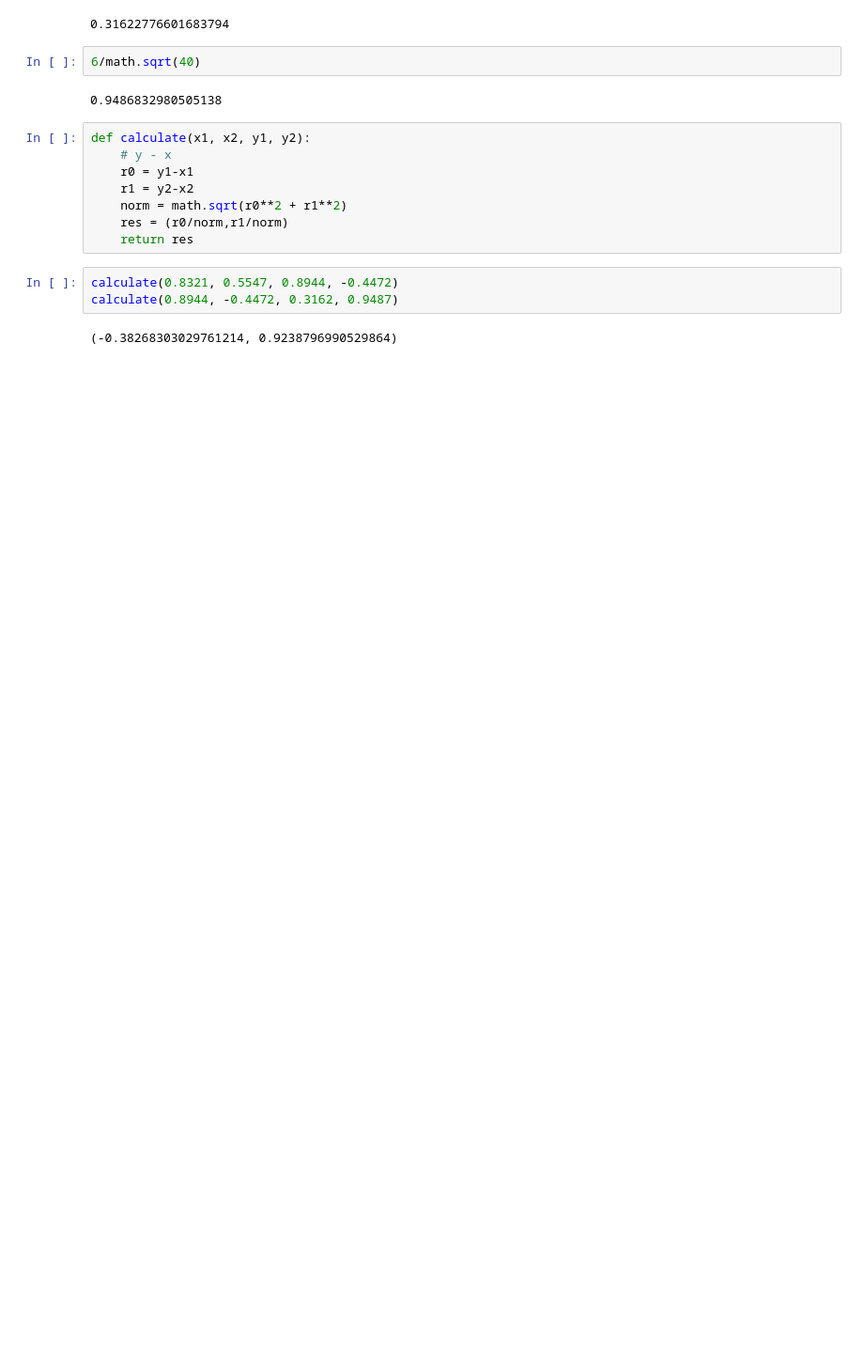
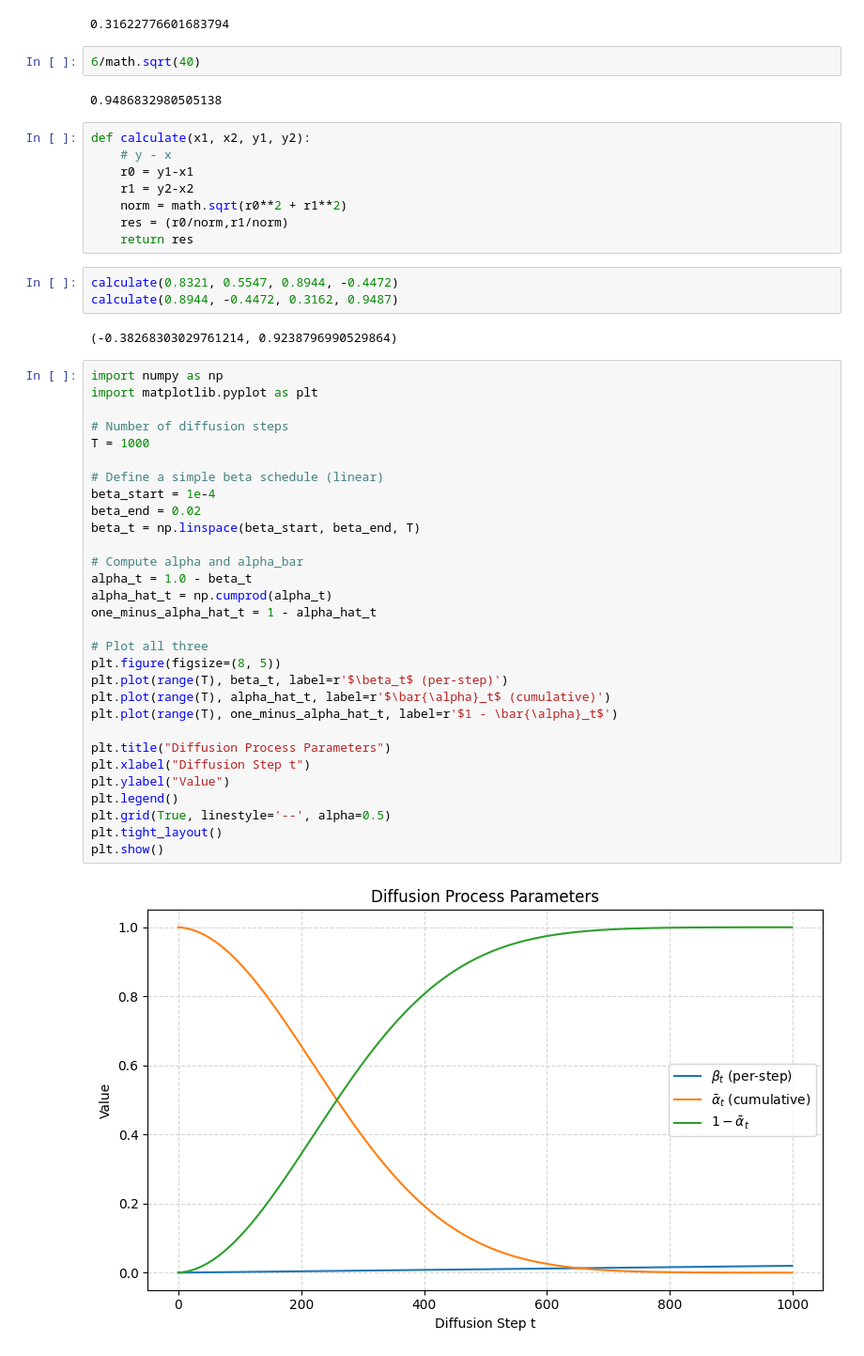
Before and after one commit to Beilong-Tang/geometric-aware-diffusion, a Jupyter notebook: visualize.ipynb, the cells around one changed output. Shown at 94% size. Cells and saved outputs as stored; diff of their text form; blank space fills up the shorter version.

```diff
--- a/visualize.ipynb
+++ b/visualize.ipynb
@@ -109,3 +109,35 @@ calculate(0.8321, 0.5547, 0.8944, -0.4472)
 calculate(0.8944, -0.4472, 0.3162, 0.9487)
 # %% [output]
 (-0.38268303029761214, 0.9238796990529864)
+# %%
+import numpy as np
+import matplotlib.pyplot as plt
+
+# Number of diffusion steps
+T = 1000
+
+# Define a simple beta schedule (linear)
+beta_start = 1e-4
+beta_end = 0.02
+beta_t = np.linspace(beta_start, beta_end, T)
+
+# Compute alpha and alpha_bar
+alpha_t = 1.0 - beta_t
+alpha_hat_t = np.cumprod(alpha_t)
+one_minus_alpha_hat_t = 1 - alpha_hat_t
+
+# Plot all three
+plt.figure(figsize=(8, 5))
+plt.plot(range(T), beta_t, label=r'$\beta_t$ (per-step)')
+plt.plot(range(T), alpha_hat_t, label=r'$\bar{\alpha}_t$ (cumulative)')
+plt.plot(range(T), one_minus_alpha_hat_t, label=r'$1 - \bar{\alpha}_t$')
+
+plt.title("Diffusion Process Parameters")
+plt.xlabel("Diffusion Step t")
+plt.ylabel("Value")
+plt.legend()
+plt.grid(True, linestyle='--', alpha=0.5)
+plt.tight_layout()
+plt.show()
+# %% [output]
+[figure, added]
```
Also changed, not shown: parts of 1 cell of this notebook, 5 other files.
